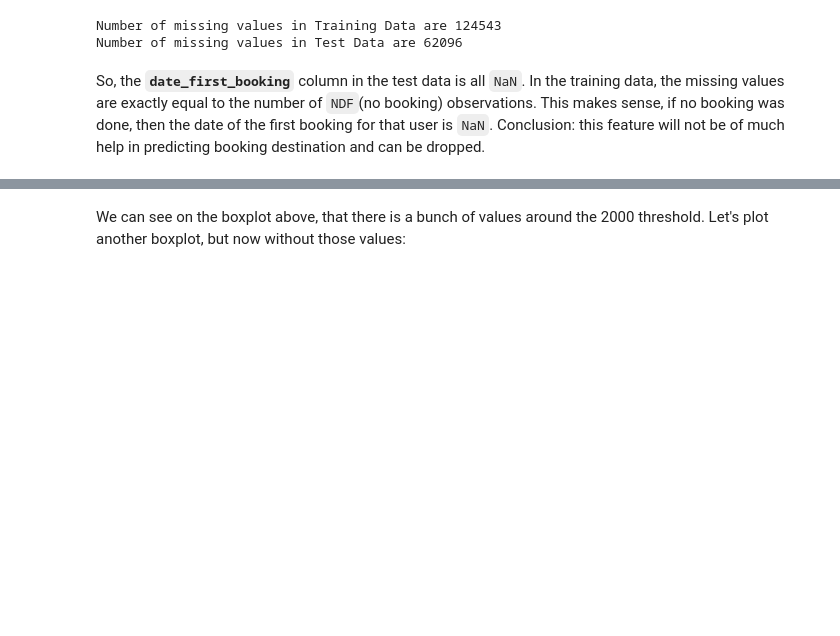
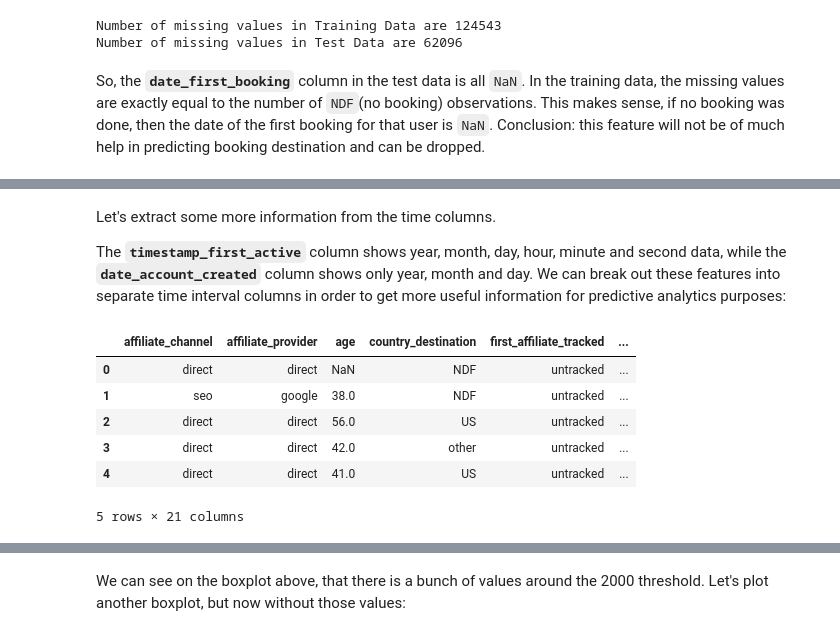
Before and after one commit to vosilov/Data-Science-Portfolio, a Jupyter notebook: AirBnB-Kaggle-Competition/airbnb_kaggle.ipynb, the cells around one changed output, grey strips where cells are left out. Cells and saved outputs as stored; diff of their text form; code cells hidden in the pictures; blank space fills up the shorter version.

```diff
--- a/AirBnB-Kaggle-Competition/airbnb_kaggle.ipynb
+++ b/AirBnB-Kaggle-Competition/airbnb_kaggle.ipynb
@@ -129 +191,24 @@ df = df.loc[:, ['id','affiliate_channel', 'affiliate_provider', 'age', 'date_acc
+# %% [markdown]
+Let's extract some more information from the time columns.
+
+The __`timestamp_first_active`__ column shows year, month, day, hour, minute and second data, while the __`date_account_created`__ column shows only year, month and day. We can break out these features into separate time interval columns in order to get more useful information for predictive analytics purposes:
+# %%
+df['year_first_active'] = df.timestamp_first_active.dt.year
+df['month_first_active'] = df.timestamp_first_active.dt.month
+df['day_first_active'] = df.timestamp_first_active.dt.dayofweek
+df['hour_first_active'] = df.timestamp_first_active.dt.hour
+
+df['year_account_created'] = df.date_account_created.dt.year
+df['month_account_created'] = df.date_account_created.dt.month
+df['day_account_created'] = df.date_account_created.dt.dayofweek
+df = df.drop(['date_first_booking', 'timestamp_first_active', 'date_account_created'], axis=1)
+df.head()
+# %% [output]
+|  | affiliate_channel | affiliate_provider | age | country_destination | first_affiliate_tracked | ... |
+| 0 | direct | direct | NaN | NDF | untracked | ... |
+| 1 | seo | google | 38.0 | NDF | untracked | ... |
+| 2 | direct | direct | 56.0 | US | untracked | ... |
+| 3 | direct | direct | 42.0 | other | untracked | ... |
+| 4 | direct | direct | 41.0 | US | untracked | ... |
+5 rows × 21 columns
 # %% [markdown]
```
Also changed, not shown: parts of 63 cells of this notebook.
